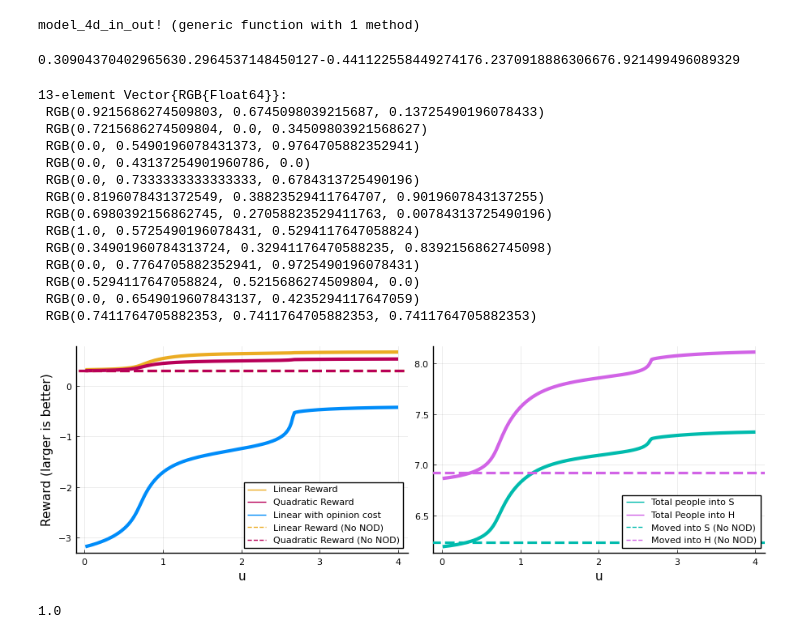
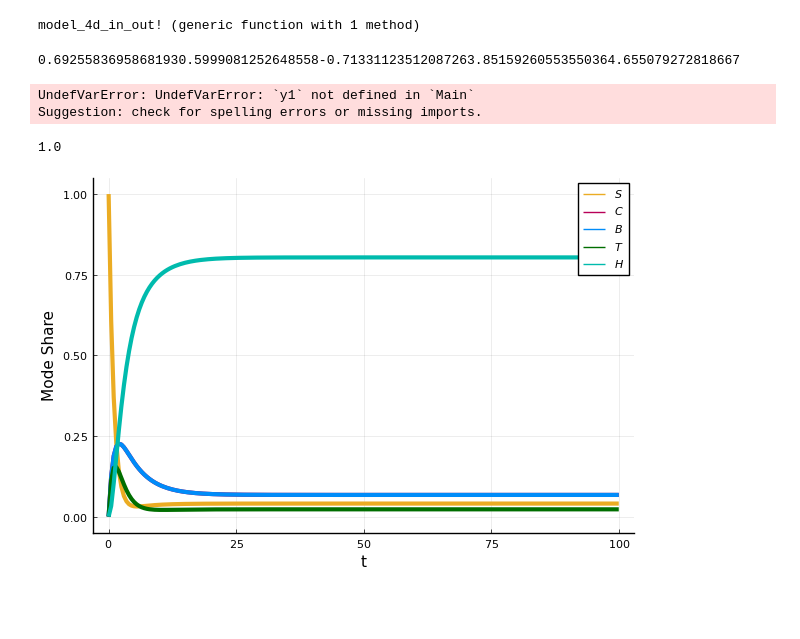
Before and after one commit to valentine-alia/MAE-6870, a Jupyter notebook: set_up_integration.ipynb, the cells around one changed output. Drawn from its saved outputs; the diff is of its cells as text; code cells hidden in the pictures; blank space fills up the shorter version.

```diff
--- a/set_up_integration.ipynb
+++ b/set_up_integration.ipynb
@@ -374,10 +391,14 @@ end
 # %% [output]
 model_4d_in_out! (generic function with 1 method)
 # %%
-par = (alphaC=5.0,alphaB=1.0,alphaT=1.0,beta=0.6,omegaC=0.2,omegaB=0.4,
-    k=0.5,n=4,u=0.4,aC=1.0,aB=1.0,aT=1.0,aBC=-0.2,aTC=-0.2,bC=-0.5,
-    aCB=-0.2,aTB=0.2,bB=-0.5,aCT=-0.2,aBT=0.2,bT=0.5,tau = 3,gamma = 0.1)
-alphaC,alphaB,alphaT,beta,omegaC,omegaB,k,n,u,aC,aB,aT,aBC,aTC,bC,aCB,aTB,bB,aCT,aBT,bT,tau,gamma = par
+# par = (alphaC=5.0,alphaB=1.0,alphaT=1.0,beta=0.6,omegaC=0.2,omegaB=0.4,
+#     k=0.5,n=4,u=0.4,aC=1.0,aB=1.0,aT=1.0,aBC=-0.2,aTC=-0.2,bC=-0.5,
+#     aCB=-0.2,aTB=0.2,bB=-0.5,aCT=-0.2,aBT=0.2,bT=0.5,tau = 3,gamma = 0.1)
+
+par = (alphaC= 1/3 * 1.0,alphaB= 1/3 * 1.0,alphaT= 1/3 * 1.0,beta=0.6,omegaC=0.2,omegaB=0.2,
+    k=0.4,n=4,u=1.0,aC=1.0,aB=1.0,aT=1.0,aBC=-0.1,aTC=-0.1,bC=-0.5,
+    aCB=-0.1,aTB=0.1,bB=-0.5,aCT=-0.1,aBT=0.1,bT=0.5,tau = 3,gamma = 0.05,b0C=0.00,b0B=0.0,b0T=0.0) # weaker opinions influencing each other
+
 u0 = [1.0,0.0,0.0,0.0,0.0,0.0]
 tspan=(0.0,100.0)
 
@@ -395,4 +416,4 @@ h4 = Hin[end]
 
 println(l4,q4,m4,s4,h4)
 # %% [output]
-0.30904370402965630.2964537148450127-0.441122558449274176.2370918886306676.921499496089329
+0.69255836958681930.5999081252648558-0.71331123512087263.85159260553550364.655079272818667
@@ -431,40 +420,43 @@ end
-# %%
-xgfs_normal12 = [(235, 172, 35), (184, 0, 88), (0, 140, 249), (0, 110, 0), (0, 187, 173), (209, 99, 230), (178, 69, 2), (255, 146, 135), (89, 84, 214), (0, 198, 248), (135, 133, 0), (0, 167, 108), (189, 189, 189)]
-palette = [RGB(r/255, g/255, b/255) for (r,g,b) in xgfs_normal12]
-# %% [output]
-13-element Vector{RGB{Float64}}:
- RGB(0.9215686274509803, 0.6745098039215687, 0.13725490196078433)
- RGB(0.7215686274509804, 0.0, 0.34509803921568627)
- RGB(0.0, 0.5490196078431373, 0.9764705882352941)
- RGB(0.0, 0.43137254901960786, 0.0)
- RGB(0.0, 0.7333333333333333, 0.6784313725490196)
- RGB(0.8196078431372549, 0.38823529411764707, 0.9019607843137255)
- RGB(0.6980392156862745, 0.27058823529411763, 0.00784313725490196)
- RGB(1.0, 0.5725490196078431, 0.5294117647058824)
- RGB(0.34901960784313724, 0.32941176470588235, 0.8392156862745098)
- RGB(0.0, 0.7764705882352941, 0.9725490196078431)
- RGB(0.5294117647058824, 0.5215686274509804, 0.0)
- RGB(0.0, 0.6549019607843137, 0.4235294117647059)
- RGB(0.7411764705882353, 0.7411764705882353, 0.7411764705882353)
 # %%
 lw = 3
 lwh = 2.3
-p1=plot(us,[y1,y2,y4],xlabel = "u",ylabel = "Reward (larger is better)", labels = ["Linear Reward" "Quadratic Reward" "Linear with opinion cost"],lw  = 3,palette = palette[1:3],legend = :bottomright)
-hline!(p1, [l4], color=palette[1],lw = lwh,label = "Linear Reward (No NOD)",linestyle = :dash)
-hline!(p1, [q4], color=palette[2], label="Quadratic Reward (No NOD)",lw = lwh,linestyle = :dash)
-#hline!(p1, [m4], color=palette[3], label=false,lw = lw)
+p1=plot(us,[y1,y5],xlabel = "u",ylabel = "Reward (larger is better)", labels = ["Linear Reward" "Linear with u penalty"],lw  = 3,legend = :topleft, palette = pal[1:2])
+hline!(p1, [l4], color=pal[1],lw = lwh,label = "Linear Reward (No NOD)",linestyle = :dash)
+#hline!(p1, [q4], color=pal[2], label="Quadratic Reward (No NOD)",lw = lwh,linestyle = :dash)
+#hline!(p1, [m4], color=pal[3], label=false,lw = lw)
 
-p2 = plot(us,[Sins,Hins],xlabel = "u",labels= ["Total people into S" "Total People into H"],legend = :bottomright,lw = lw,palette = palette[5:6])
-hline!(p2, [s4], color=palette[5], label="Moved into S (No NOD)",lw = lwh, linestyle = :dash)
-hline!(p2, [h4], color=palette[6], label="Moved into H (No NOD)",lw = lwh, linestyle = :dash)
+p2 = plot(us,[Hins],xlabel = "u",labels= "Total People into H",legend = :topleft,lw = lw,palette = pal[3:4])
+#hline!(p2, [s4], color=pal[3], label="Moved into S (No NOD)",lw = lwh, linestyle = :dash)
+hline!(p2, [h4], color=pal[3], label="Total People Moved into H (No NOD)",lw = lwh, linestyle = :dash)
 
-FIG = plot(p1,p2,layout = 2,size = (900,300))
+FIG = plot(p1,p2,layout = 2,size = (900,300),dpi = 300)#,left_margin = 2mm,bottom_margin = 2mm)
 
 #png(FIG, "rewards")
 # why no discontinuity when car-centric?
 # %% [output]
-[figure, removed]
+UndefVarError: UndefVarError: `y1` not defined in `Main`
+Suggestion: check for spelling errors or missing imports.
 # %%
 (S .+ C .+ B .+ T .+ H)[end]
 # %% [output]
 1.0
+# %%
+par = (alphaC=1/3 * 1.0,alphaB=1/3 * 1.0,alphaT=1/3 * 1.0,beta=0.6,omegaC=0.2,omegaB=0.2,
+    k=0.5,n=4,u=0.0,aC=1.0,aB=1.0,aT=1.0,aBC=-0.1,aTC=-0.1,bC=-0.5,
+    aCB=-0.1,aTB=0.1,bB=-0.5,aCT=-0.1,aBT=0.1,bT=0.5,tau = 3,gamma = 0.05,b0C=0.00,b0B=0.0,b0T=0.0) # weaker opinions influencing each other
+
+u0 = [1.0,0.0,0.0,0.0,0.0,0.0]
+tspan=(0.0,100.0)
+
+prob_4d = ODEProblem(model_4d_in_out!,u0,tspan,par)
+sol4d = DifferentialEquations.solve(prob_4d,saveat = 0.5)
+S4,C4,B4,T4,Sin4,Hin4 = sol4d[1,:],sol4d[2,:],sol4d[3,:],sol4d[4,:],sol4d[5,:],sol4d[6,:]
+H4 = 1 .- S4 .- C4 .- B4 .-T4;
+
+p1 = plot(sol4d.t, vec(S4), label = L"S",  lw=3, ylims=(-0.05,1.05), color = pal[1],xlabel = "t",ylabel = "Mode Share")
+plot!(p1, sol4d.t, vec(C4), label = L"C",   lw=3, color = pal[2])
+plot!(p1, sol4d.t, vec(B4), label = L"B",   lw=3, color = pal[3])
+plot!(p1, sol4d.t, vec(T4), label = L"T",   lw=3, color = pal[4])
+plot!(p1, sol4d.t, vec(H4), label = L"H",   lw=3, color = pal[5])
+# %% [output]
+[figure, added]
```
Also changed, not shown: parts of 13 cells of this notebook, 16 other files.
